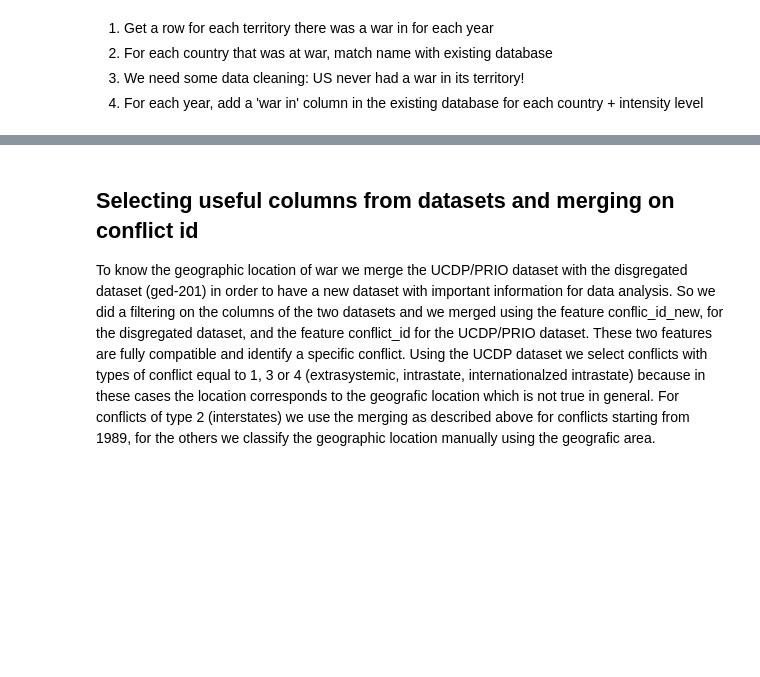
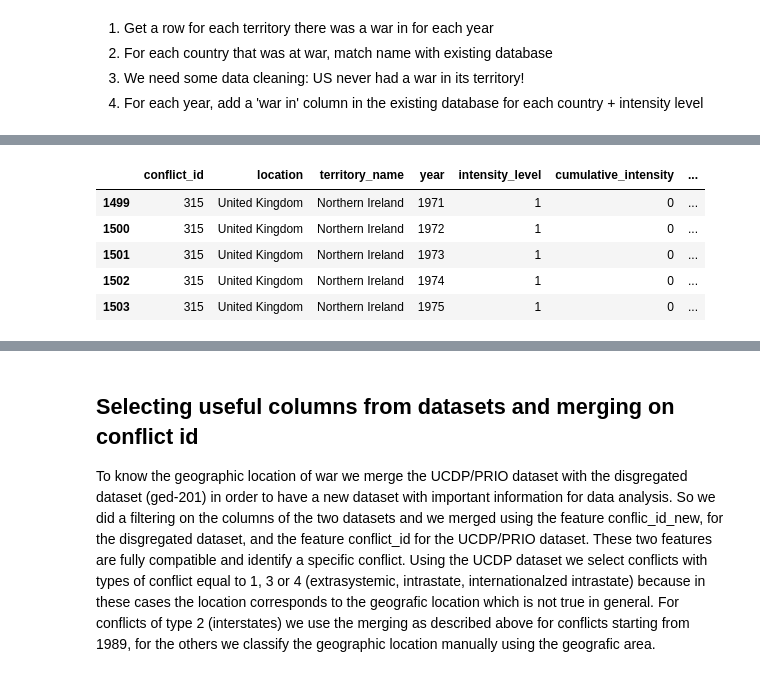
Before and after one commit to epfl-ada/ada-2020-project-milestone-p3-p3_limonada, a Jupyter notebook: creative_extension.ipynb, the cells around one changed output, grey strips where cells are left out. Cells and saved outputs as stored; diff of their text form; code cells hidden in the pictures; blank space fills up the shorter version.

```diff
--- a/creative_extension.ipynb
+++ b/creative_extension.ipynb
@@ -250,3 +239,10 @@ ucdp_prio_data[ucdp_prio_data.type_of_conflict == 3].sample(5)
 # %%
-#ucdp_prio_data[(ucdp_prio_data.type_of_conflict == 3) & (ucdp_prio_data.intensity_level == 1) & (ucdp_prio_data.location == 'United Kingdom')]
+ucdp_prio_data[(ucdp_prio_data.type_of_conflict == 3) & (ucdp_prio_data.intensity_level == 1) & (ucdp_prio_data.location == 'United Kingdom')].head(5)
+# %% [output]
+|  | conflict_id | location | territory_name | year | intensity_level | cumulative_intensity | ... |
+| 1499 | 315 | United Kingdom | Northern Ireland | 1971 | 1 | 0 | ... |
+| 1500 | 315 | United Kingdom | Northern Ireland | 1972 | 1 | 0 | ... |
+| 1501 | 315 | United Kingdom | Northern Ireland | 1973 | 1 | 0 | ... |
+| 1502 | 315 | United Kingdom | Northern Ireland | 1974 | 1 | 0 | ... |
+| 1503 | 315 | United Kingdom | Northern Ireland | 1975 | 1 | 0 | ... |
 # %%
```
Also changed, not shown: parts of 60 cells of this notebook.
